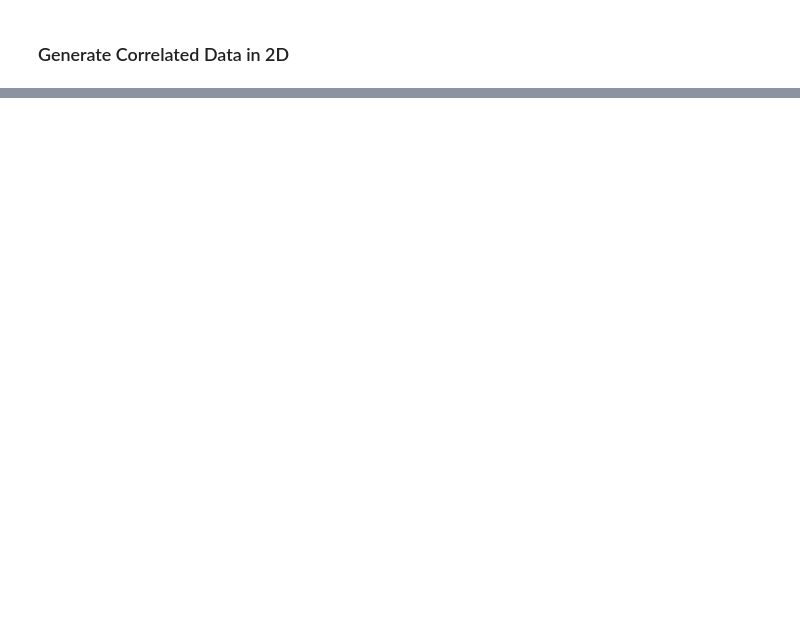
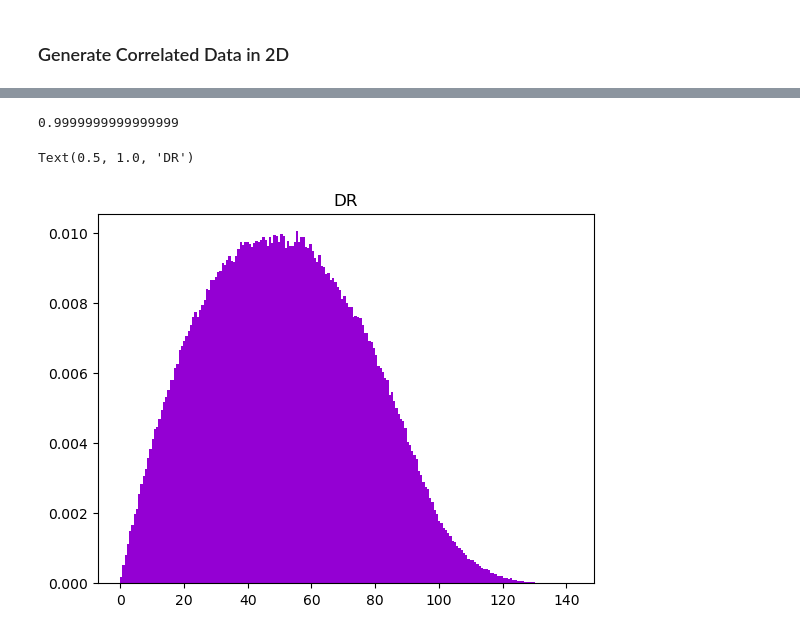
Before and after one commit to xlxnsxzpxtx/Metodos_cosmo, a Jupyter notebook: practica_2/practica_2.ipynb, the cells around one changed output, grey strips where cells are left out. Saved outputs shown, nothing was run; the diff lists cells and outputs as text; code cells hidden in the pictures; blank space fills up the shorter version.

```diff
--- a/practica_2/practica_2.ipynb
+++ b/practica_2/practica_2.ipynb
@@ -223,7 +122,0 @@ Sum of normalized histogram bins: 0.9999999999999998
-# %%
-distance_R = []
-
-for i in range(num_points):
-    for j in range(i+1,num_points):
-        distance = f_distance(R[i],R[j])
-        distance_R.append(distance)
@@ -342,0 +130,30 @@ plt.grid(True)
+# %%
+# in an analogous way, we define a function for two sets
+def f_dr(b,sa,sc):
+   # for a better organization, the bin's distance is
+    dis_b = d_max/b # where b is the number of the bins
+    # in the same way, the centers of the bins can be organized like this
+    c_b = np.array([(dis_b/2) + (i*dis_b) for i in range(b)])
+    # note that the frecuency of the histogram is
+    f = np.zeros(b)
+    for x_1, y_1 in zip(sa[0], sa[1]):
+        for x_2, y_2 in zip(sc[0], sc[1]):
+            dis_dr = np.sqrt((x_2 - x_1)**2 + (y_2 - y_1)**2)
+            c_bin = int(dis_dr/dis_b)
+            f[c_bin]+=1
+    return [c_b, f]
+# the normalization of ths histogram DR is
+DR = f_dr(N_b,D,R)
+DR[1] = DR[1]/sum(DR[1])
+sum(DR[1])
+# %% [output]
+0.9999999999999999
+# %%
+# the plot is
+DR_x = DR[0]
+DR_y = DR[1]
+plt.bar(DR_x, DR_y, color='darkviolet')
+plt.title('DR')
+# %% [output]
+Text(0.5, 1.0, 'DR')
+[figure, added]
```
Also changed, not shown: parts of 41 cells of this notebook.
